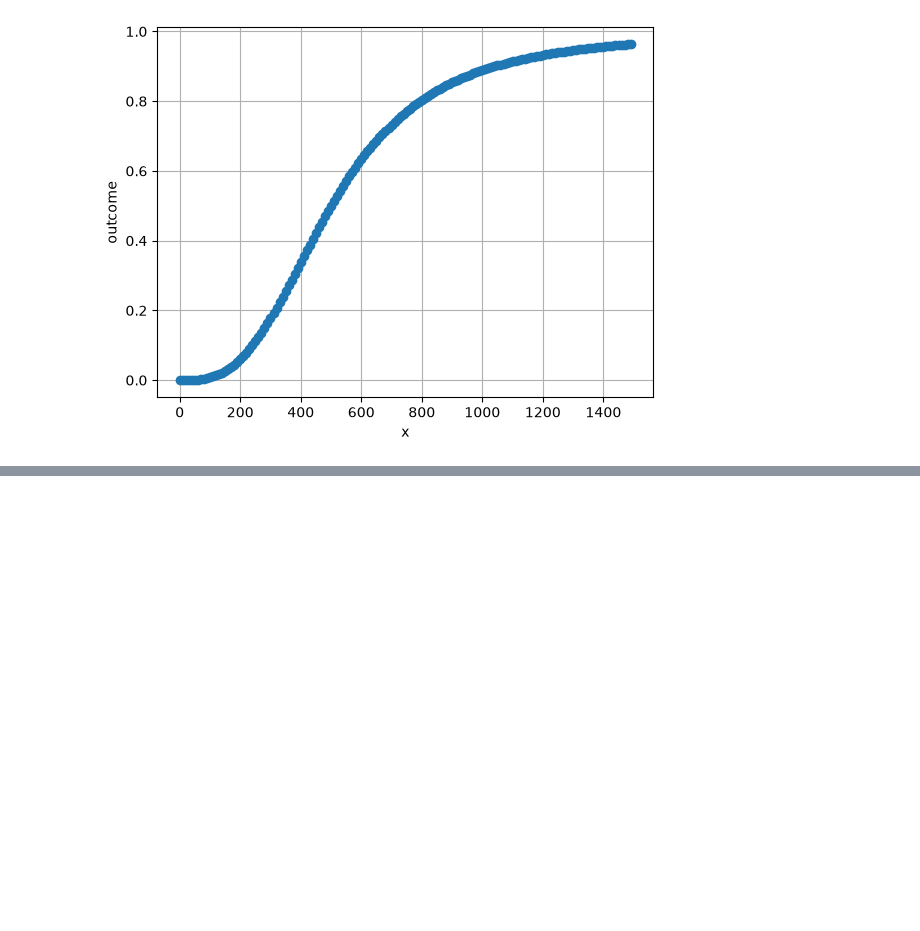
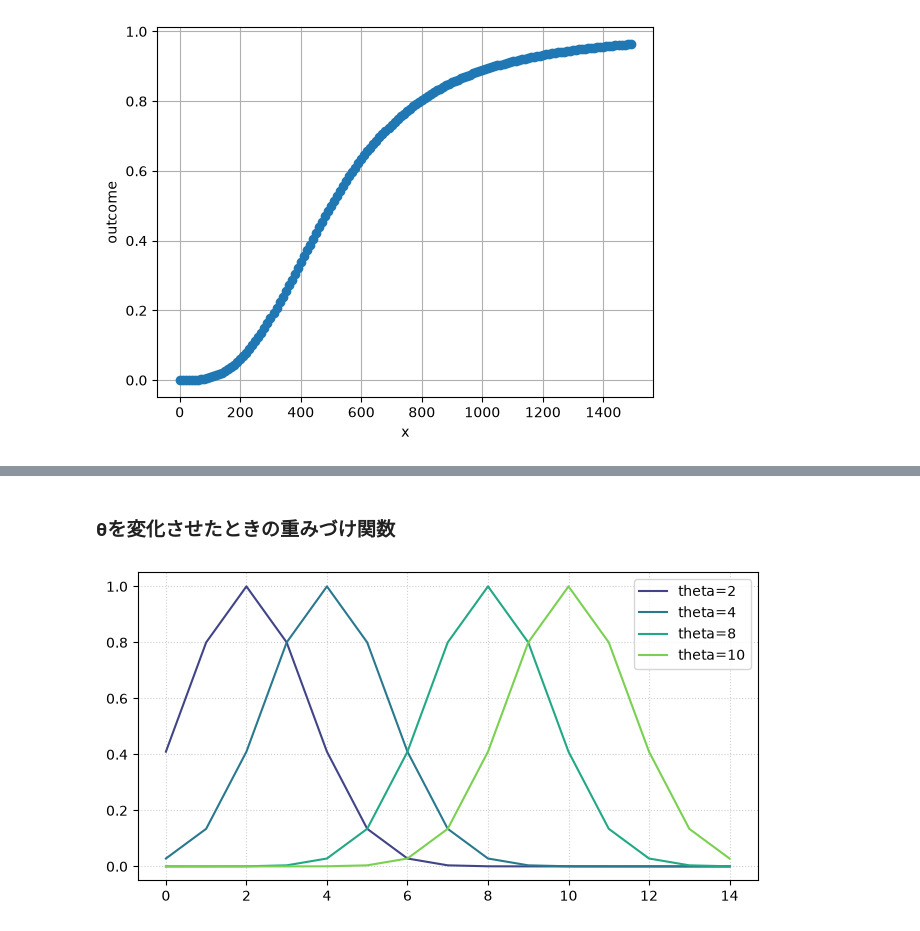
Before and after one commit to kzappmusi9/causal_inference_on_python, a Jupyter notebook: code/hill_functions.ipynb, the cells around one changed output, grey strips where cells are left out. Saved outputs shown, nothing was run; the diff lists cells and outputs as text; code cells hidden in the pictures; blank space fills up the shorter version.

```diff
--- a/code/hill_functions.ipynb
+++ b/code/hill_functions.ipynb
@@ -43,0 +109,48 @@ plt.show()
+# %% [markdown]
+### θを変化させたときの重みづけ関数
+# %%
+#関数定義
+#-----------------------------------------------------
+from typing import List
+
+def weight_delay(alpha: float, theta: float, l: int) -> float:
+    """
+    条件:
+      - 0 < alpha < 1
+      - 0 <= theta <= L - 1
+      - l = 0, ..., L-1
+    """
+    # 1. 引数の範囲・条件判定 (条件外ならValueError)
+    if not (0 < alpha < 1):
+        raise ValueError(f"alpha は 0 < alpha < 1 である必要があります (指定された値: {alpha})")
+
+    # 2. l = 0, ..., L-1 に対して重みを計算
+    # ※ 数式が (l - theta)**2 の場合を想定
+    weights = alpha ** ((l - theta) ** 2)
+
+    return weights
+
+#実測値
+#-----------------------------------------------------
+lags = list(range(15))
+"""
+- thetaを変化させた場合
+- L=10, alpha=0.7
+"""
+par_theta = [2, 4, 8, 10]
+
+import matplotlib.pyplot as plt
+
+fig, ax = plt.subplots(figsize=(8,4))
+colors = plt.cm.viridis([0.2, 0.4, 0.6, 0.8])
+
+for p, col in zip(par_theta, colors):
+    weights = [weight_delay(0.8, p, l) for l in lags]
+    ax.plot(lags, weights, color=col, label=f"theta={p}")
+
+# グリッド線を薄く描画
+ax.grid(True, linestyle=':', alpha=0.6)
+ax.legend()
+plt.show()
+# %% [output]
+[figure, added]
```
Also changed, not shown: parts of 4 cells of this notebook.
